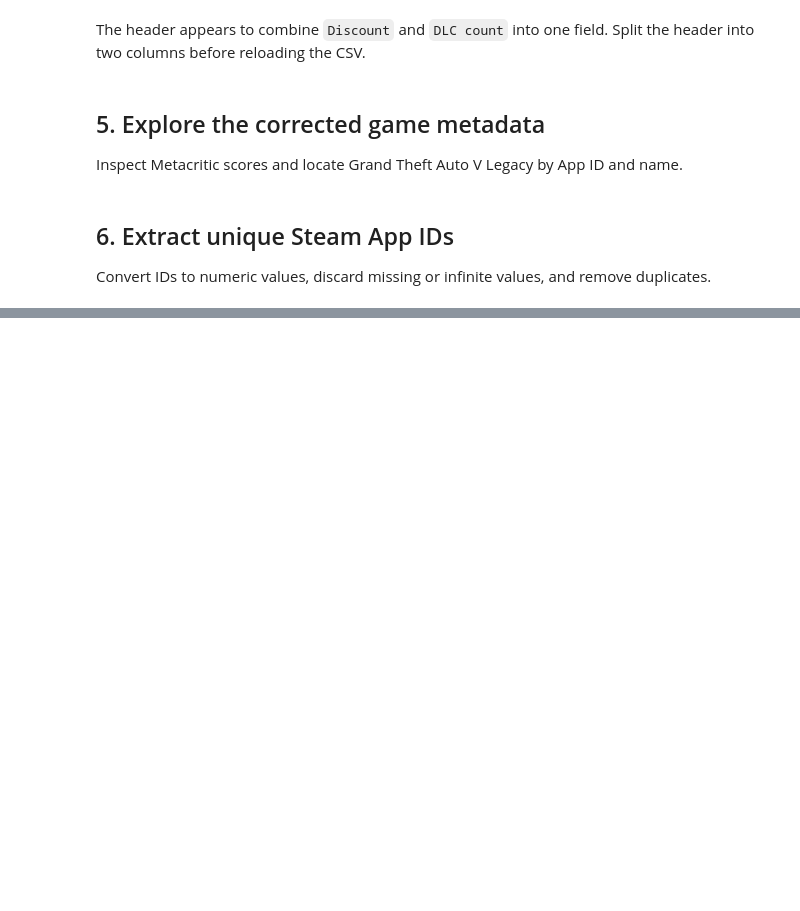
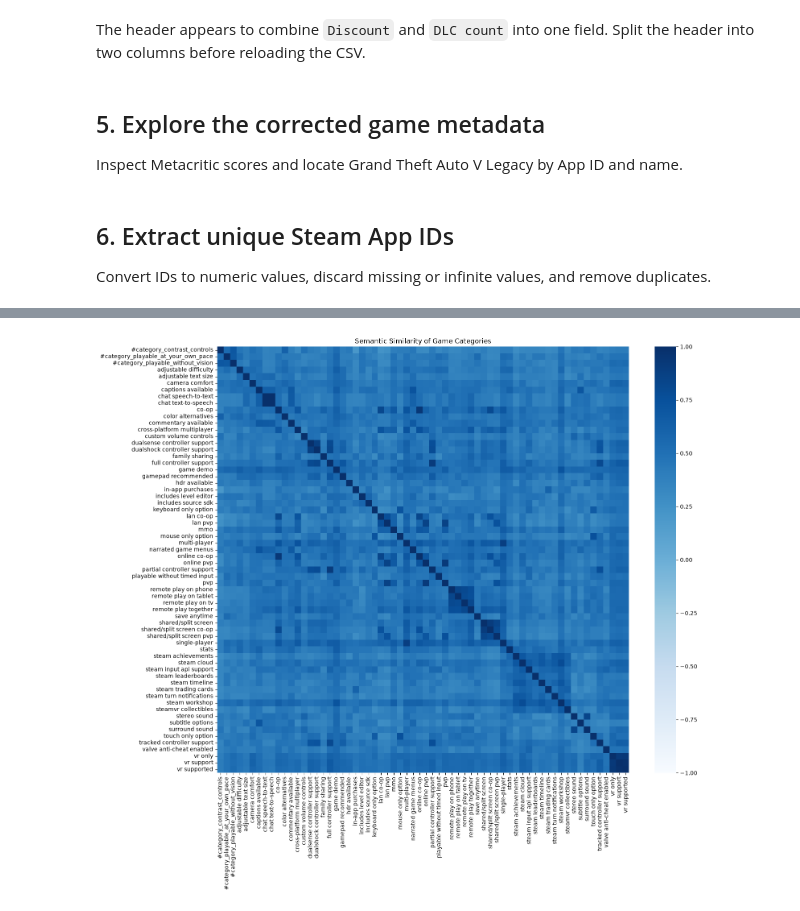
Before and after one commit to jhwang00/csp571-project-video_game_retention, a Jupyter notebook: notebooks/01_explore_csv_datasets.ipynb, the cells around one changed output, grey strips where cells are left out. Saved outputs shown, nothing was run; the diff lists cells and outputs as text; code cells hidden in the pictures; blank space fills up the shorter version.

```diff
--- a/notebooks/01_explore_csv_datasets.ipynb
+++ b/notebooks/01_explore_csv_datasets.ipynb
@@ -109,0 +353,15 @@ len(fronkon_ids)
+# %%
+plt.figure(figsize=(16, 14))
+
+sns.heatmap(
+    category_similarity,
+    cmap="Blues",
+    vmin=-1,
+    vmax=1
+)
+
+plt.title("Semantic Similarity of Game Categories")
+plt.tight_layout()
+plt.show()
+# %% [output]
+[figure, added]
```
Also changed, not shown: parts of 28 cells of this notebook.
